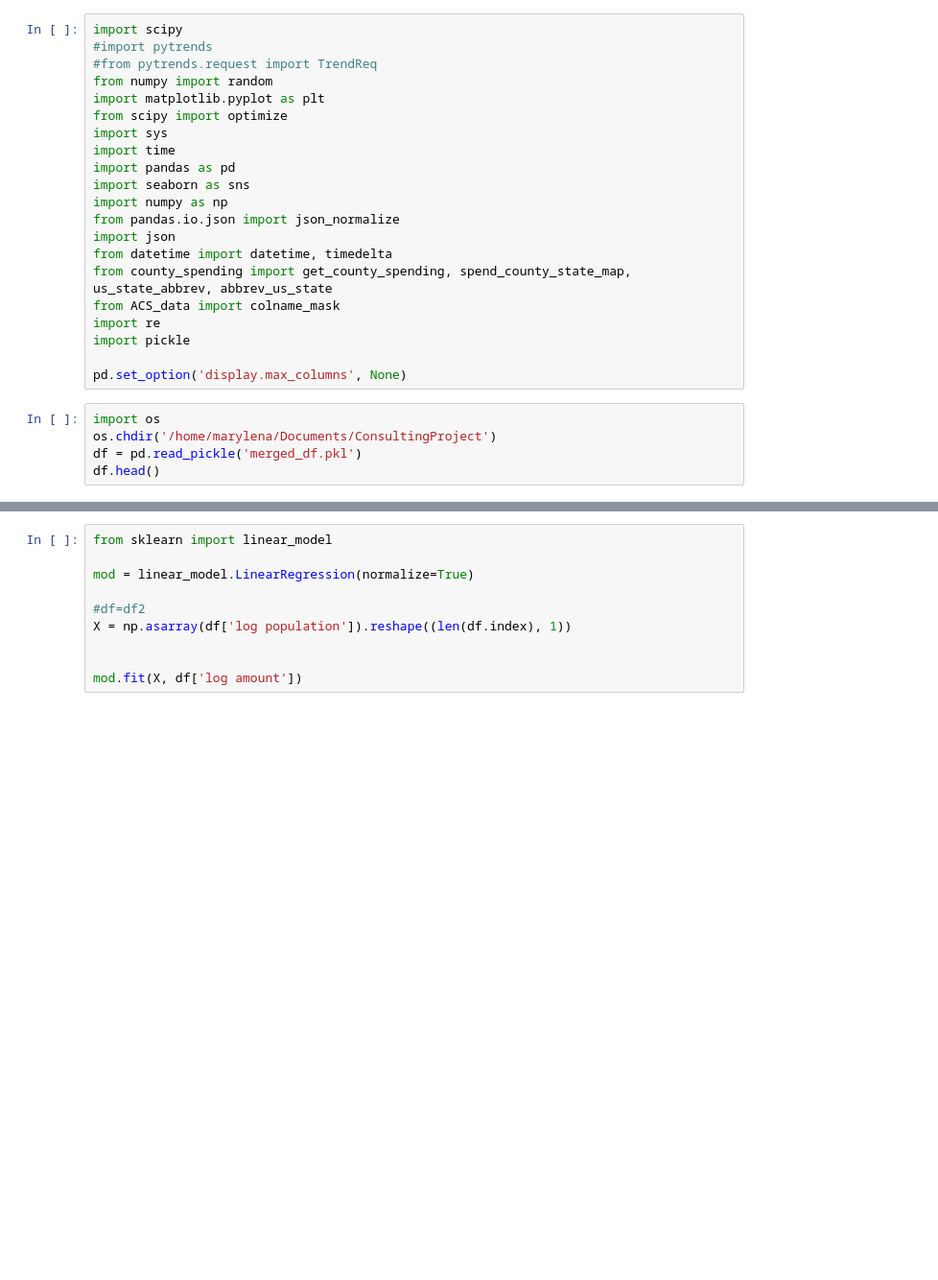
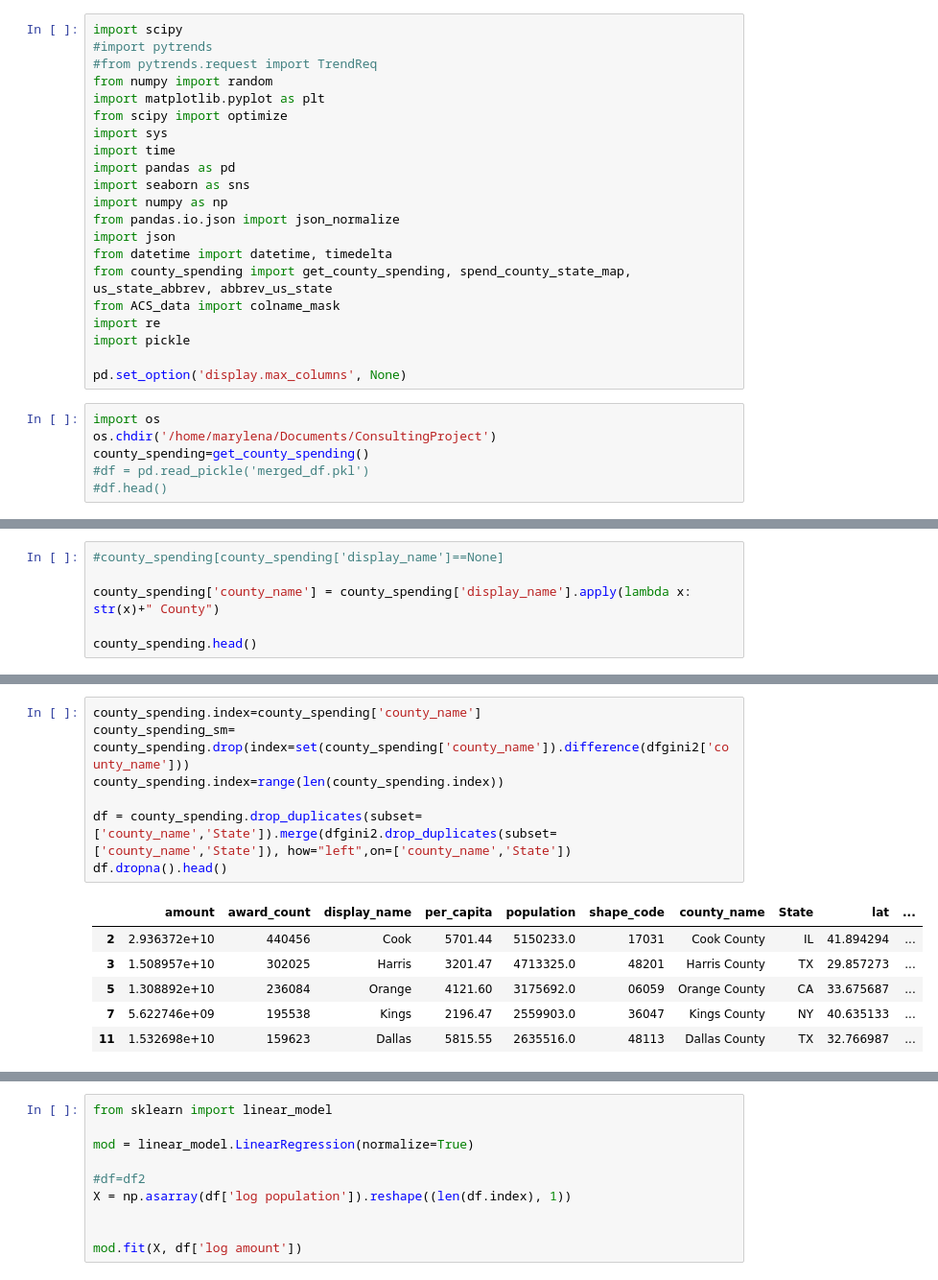
Before and after one commit to MLenaBleile/ConsultingProject, a Jupyter notebook: OutlierAnalysis.ipynb, the cells around one changed output, grey strips where cells are left out. Shown at 96% size. Cells and saved outputs as stored; diff of their text form; blank space fills up the shorter version.

```diff
--- a/OutlierAnalysis.ipynb
+++ b/OutlierAnalysis.ipynb
@@ -22,5 +22,6 @@ pd.set_option('display.max_columns', None)
 # %%
 import os
 os.chdir('/home/marylena/Documents/ConsultingProject')
-df = pd.read_pickle('merged_df.pkl')
-df.head()
+county_spending=get_county_spending()
+#df = pd.read_pickle('merged_df.pkl')
+#df.head()
@@ -33,0 +28,6 @@ df.head()
+# %%
+#county_spending[county_spending['display_name']==None]
+
+county_spending['county_name'] = county_spending['display_name'].apply(lambda x: str(x)+" County")
+
+county_spending.head()
@@ -76,3 +124,17 @@ df2 = get_county_spending()
+# %%
+county_spending.index=county_spending['county_name']
+county_spending_sm= county_spending.drop(index=set(county_spending['county_name']).difference(dfgini2['county_name']))
+county_spending.index=range(len(county_spending.index))
+
+df = county_spending.drop_duplicates(subset=['county_name','State']).merge(dfgini2.drop_duplicates(subset=['county_name','State']), how="left",on=['county_name','State'])
+df.dropna().head()
+# %% [output]
+|  | amount | award_count | display_name | per_capita | population | shape_code | county_name | State | lat | ... |
+| 2 | 2.936372e+10 | 440456 | Cook | 5701.44 | 5150233.0 | 17031 | Cook County | IL | 41.894294 | ... |
+| 3 | 1.508957e+10 | 302025 | Harris | 3201.47 | 4713325.0 | 48201 | Harris County | TX | 29.857273 | ... |
+| 5 | 1.308892e+10 | 236084 | Orange | 4121.60 | 3175692.0 | 06059 | Orange County | CA | 33.675687 | ... |
+| 7 | 5.622746e+09 | 195538 | Kings | 2196.47 | 2559903.0 | 36047 | Kings County | NY | 40.635133 | ... |
+| 11 | 1.532698e+10 | 159623 | Dallas | 5815.55 | 2635516.0 | 48113 | Dallas County | TX | 32.766987 | ... |
 # %%
 import plotly.express as px
 
```
Also changed, not shown: parts of 16 cells of this notebook.
